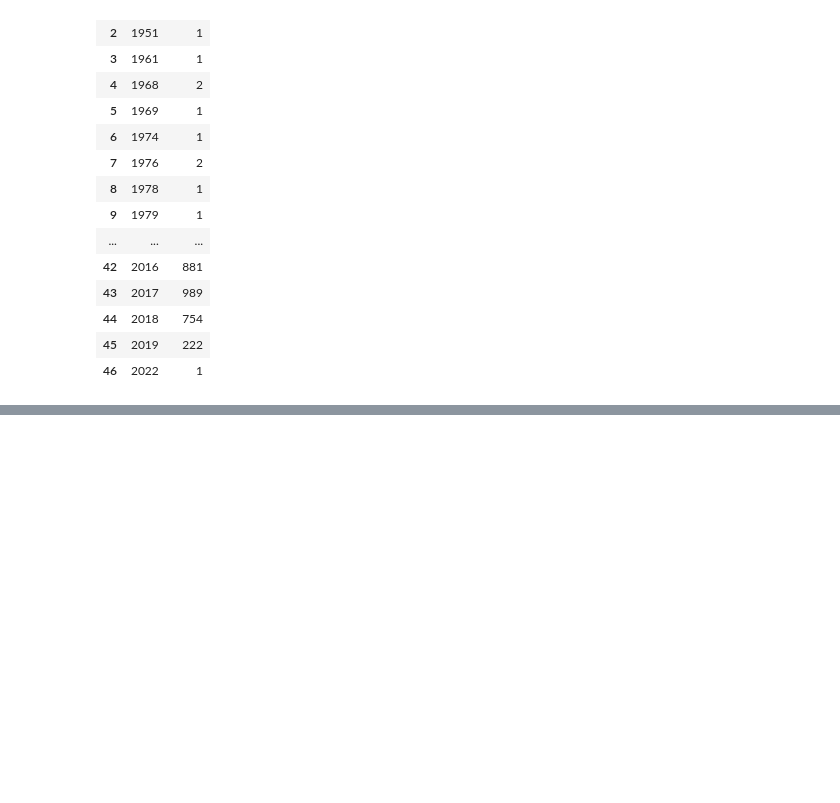
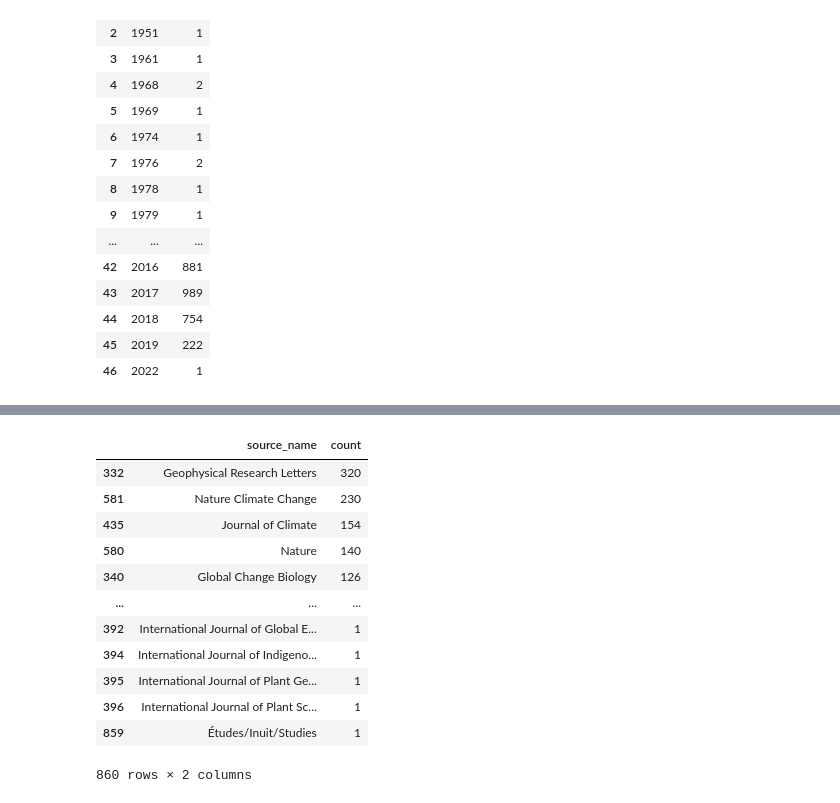
Before and after one commit to poppy-nicolette/IPCC_corpus, a Jupyter notebook: Corpus/descriptive_analysis/descriptive_analysis.ipynb, the cells around one changed output, grey strips where cells are left out. Cells and saved outputs as stored; diff of their text form; code cells hidden in the pictures; blank space fills up the shorter version.

```diff
--- a/Corpus/descriptive_analysis/descriptive_analysis.ipynb
+++ b/Corpus/descriptive_analysis/descriptive_analysis.ipynb
@@ -66,0 +110,25 @@ fig.show()
+# %%
+# journals source_id	source_name
+source_df = pd.DataFrame(df_merged_core.groupby(['source_name'])['source_id'].count()).unstack()
+
+source_df = source_df.reset_index()
+source_df.drop(columns=['level_0'], inplace=True)
+source_df = source_df.rename(columns={'source_name':'source_name',0:'count'})
+source_df = source_df.sort_values('count', ascending=False)
+#source_df = source_df.head(10)
+#source_df.to_excel("tables/source_names.xlsx")
+source_df
+# %% [output]
+|  | source_name | count |
+| 332 | Geophysical Research Letters | 320 |
+| 581 | Nature Climate Change | 230 |
+| 435 | Journal of Climate | 154 |
+| 580 | Nature | 140 |
+| 340 | Global Change Biology | 126 |
+| ... | ... | ... |
+| 392 | International Journal of Global E... | 1 |
+| 394 | International Journal of Indigeno... | 1 |
+| 395 | International Journal of Plant Ge... | 1 |
+| 396 | International Journal of Plant Sc... | 1 |
+| 859 | Études/Inuit/Studies | 1 |
+860 rows × 2 columns
```
Also changed, not shown: parts of 7 cells of this notebook, 8 other files.
